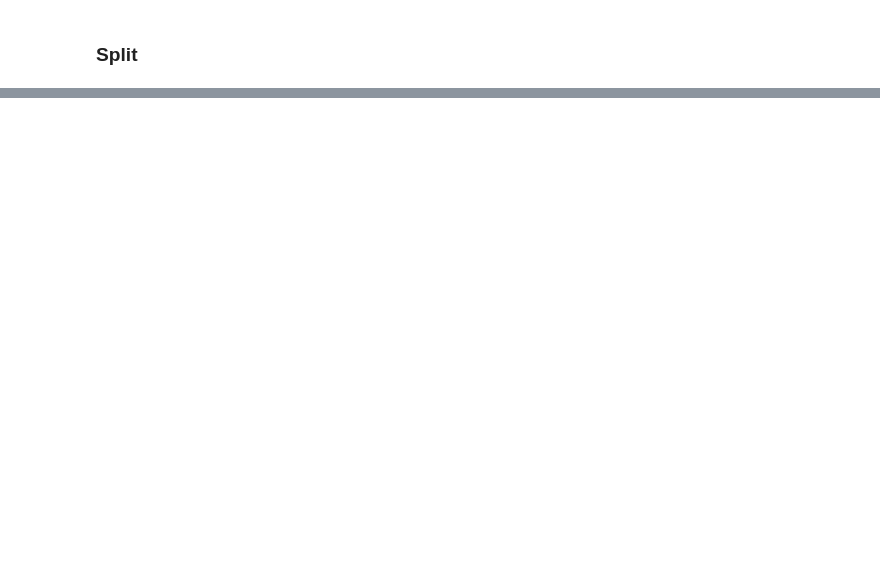
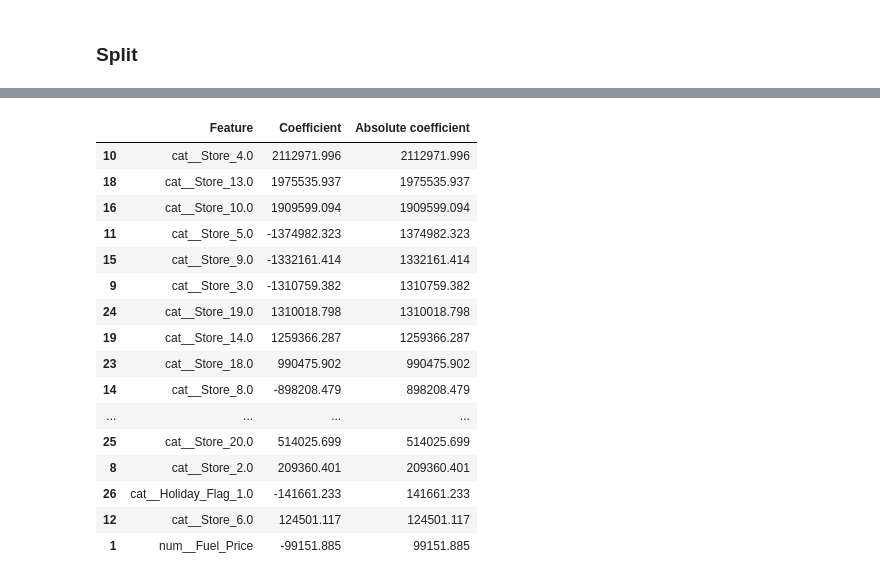
Before and after one commit to helene-mourez/WALMART_SALES, a Jupyter notebook: ML_walmart_cv.ipynb, the cells around one changed output, grey strips where cells are left out. Drawn from its saved outputs; the diff is of its cells as text; code cells hidden in the pictures; blank space fills up the shorter version.

```diff
--- a/ML_walmart_cv.ipynb
+++ b/ML_walmart_cv.ipynb
@@ -296,0 +415,80 @@ RMSE    : 177250.7143 (+/- 29440.2596)
+# %%
+from sklearn.compose import ColumnTransformer
+from sklearn.linear_model import LinearRegression
+from sklearn.metrics import mean_absolute_error, mean_squared_error, r2_score
+from sklearn.model_selection import train_test_split
+from sklearn.pipeline import Pipeline
+from sklearn.preprocessing import OneHotEncoder, StandardScaler
+
+# Séparer en train/test. Sans stratify : certains magasins ont trop peu de lignes.
+x_train, x_test, y_train, y_test = train_test_split(
+    X,
+    y,
+    test_size=0.2,
+    random_state=42,
+)
+
+# Préparer les variables numériques : elles sont déjà complètes après le dropna.
+numeric_transformer = Pipeline(steps=[
+    ("scaler", StandardScaler()),
+])
+
+# Store et Holiday_Flag sont catégorielles : les encoder en colonnes indicatrices.
+# Fixer les modalités observées dans X évite les catégories inconnues lors des plis CV.
+store_categories = np.sort(X["Store"].unique())
+holiday_categories = np.sort(X["Holiday_Flag"].unique())
+
+categorical_transformer = Pipeline(steps=[
+    ("onehot", OneHotEncoder(
+        categories=[store_categories, holiday_categories],
+        drop="first",
+        handle_unknown="ignore",
+    )),
+])
+
+# Appliquer le bon traitement à chaque type de variable.
+preprocessor = ColumnTransformer(transformers=[
+    ("num", numeric_transformer, numeric_features),
+    ("cat", categorical_transformer, categorical_features),
+])
+
+# Baseline demandé : prétraitement + régression linéaire.
+pipeline_lr = Pipeline(steps=[
+    ("preprocessor", preprocessor),
+    ("model", LinearRegression()),
+])
+
+# Apprendre uniquement sur le train.
+pipeline_lr.fit(x_train, y_train)
+
+# Mesurer les performances train ET test.
+y_train_pred = pipeline_lr.predict(x_train)
+y_test_pred = pipeline_lr.predict(x_test)
+
+baseline_results = pd.DataFrame({
+    "Train": [
+        r2_score(y_train, y_train_pred),
+        mean_absolute_error(y_train, y_train_pred),
+        mean_squared_error(y_train, y_train_pred) ** 0.5,
+    ],
+    "Test": [
+        r2_score(y_test, y_test_pred),
+        mean_absolute_error(y_test, y_test_pred),
+        mean_squared_error(y_test, y_test_pred) ** 0.5,
+    ],
+}, index=["R²", "MAE", "RMSE"])
+
+display(baseline_results.round(4))
+
+# Afficher les coefficients et leur nom après encodage.
+feature_names = pipeline_lr.named_steps["preprocessor"].get_feature_names_out()
+coefficients = pd.DataFrame({
+    "Feature": feature_names,
+    "Coefficient": pipeline_lr.named_steps["model"].coef_,
+})
+coefficients["Absolute coefficient"] = coefficients["Coefficient"].abs()
+coefficients = coefficients.sort_values("Absolute coefficient", ascending=False)
+
+print("Intercept :", pipeline_lr.named_steps["model"].intercept_)
+display(coefficients.head(20).round(3))
+# %% [output]
@@ -296,0 +500,17 @@ RMSE    : 177250.7143 (+/- 29440.2596)
+|  | Feature | Coefficient | Absolute coefficient |
+| 10 | cat__Store_4.0 | 2112971.996 | 2112971.996 |
+| 18 | cat__Store_13.0 | 1975535.937 | 1975535.937 |
+| 16 | cat__Store_10.0 | 1909599.094 | 1909599.094 |
+| 11 | cat__Store_5.0 | -1374982.323 | 1374982.323 |
+| 15 | cat__Store_9.0 | -1332161.414 | 1332161.414 |
+| 9 | cat__Store_3.0 | -1310759.382 | 1310759.382 |
+| 24 | cat__Store_19.0 | 1310018.798 | 1310018.798 |
+| 19 | cat__Store_14.0 | 1259366.287 | 1259366.287 |
+| 23 | cat__Store_18.0 | 990475.902 | 990475.902 |
+| 14 | cat__Store_8.0 | -898208.479 | 898208.479 |
+| ... | ... | ... | ... |
+| 25 | cat__Store_20.0 | 514025.699 | 514025.699 |
+| 8 | cat__Store_2.0 | 209360.401 | 209360.401 |
+| 26 | cat__Holiday_Flag_1.0 | -141661.233 | 141661.233 |
+| 12 | cat__Store_6.0 | 124501.117 | 124501.117 |
+| 1 | num__Fuel_Price | -99151.885 | 99151.885 |
```
Also changed, not shown: parts of 15 cells of this notebook, 3 other files.
